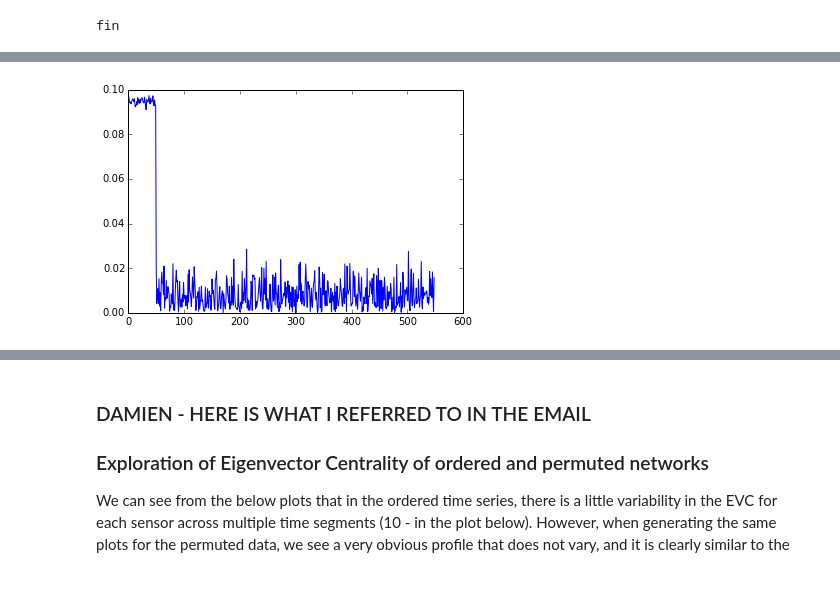
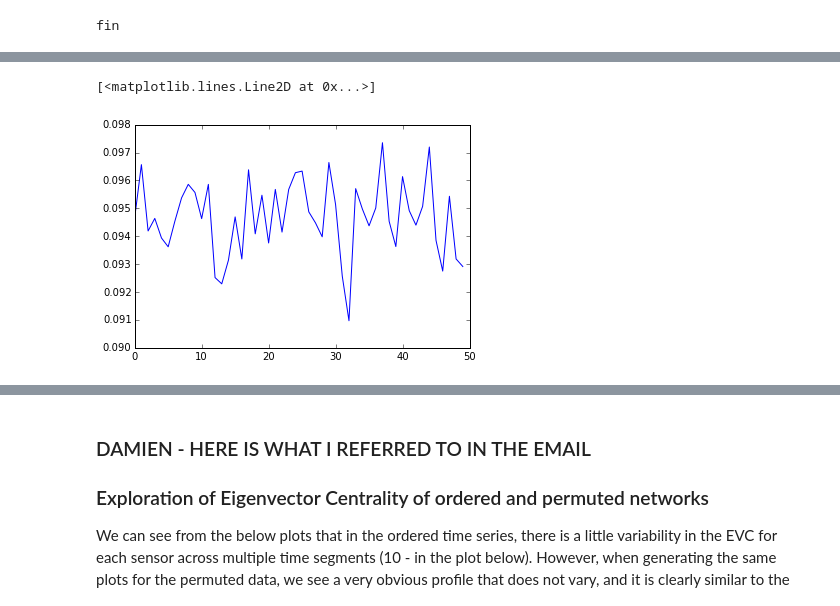
Before and after one commit to Rick-E/Honours, a Jupyter notebook: research_report/python_code/Honours_Data_Pipeline.ipynb, the cells around one changed output, grey strips where cells are left out. Drawn from its saved outputs; the diff is of its cells as text; code cells hidden in the pictures.

```diff
--- a/research_report/python_code/Honours_Data_Pipeline.ipynb
+++ b/research_report/python_code/Honours_Data_Pipeline.ipynb
@@ -197,14 +467,17 @@ step = 2000
 count = 0
 nets = 100000/step
 alp = 0.05
-cvv = 3
+cvv = 5
 ref = 1
-cc = 10
+cc = 5
 tnet = nets*(1+cc)
-master_set = copy.deepcopy(MEG_DATAexr[1][1][0:100,0:100000])*1e12
+
+master_set = copy.deepcopy(MEG_DATAexr[1][1][0:102,0:100000])*1e12
+# master_set4 = copy.deepcopy(MEG_DATAex4[1][1][0:100,0:100000])*1e12
 graphs = [[]for i in range(0,tnet)]
 PCN = [[]for i in range(0,tnet)]
 
+
 print 'fin'
 # %% [output]
 fin
@@ -225,8 +498,8 @@ print 'finished'
 
 
 for i in range(0,cc):
-    #if i % 100 == 0:
-    print'iteration '+ str(i)
+    if i % 10 == 0:
+        print 'iteration '+ str(i)
     for j in range(0,nets):
         loop_s = [[] for k in range(0,100)]
         for y in range(0,100):
@@ -258,35 +528,38 @@ finished
 # %%
 # AVD = []
 # for i in range(0,tnet):
 #     AVD.append(np.mean(nx.algorithms.assortativity.average_degree_connectivity(graphs[i],weight='weight').values()))
 # NAVD = []
 # for i in range(0,nets):
 #     for j in range(0,1):
 #         if AVD[i][j] > 1.0:
 #             NAVD.append(AVD[i][j])
 
 # plt.plot(AVD)
 # plt.xlim(50,100)
 
 
 # SUM_PC = []
 # for i in range(0,tnet):
 #     SUM_PC.append(sum(sum(PCN[i])))
 # plt.plot(SUM_PC)
 # plt.xlim(50,100)
-# EC=[]
-# for i in range(0,tnet):
+EC=[]
+for i in range(0,50):
 #     if sum(abs(PCN[i][0])) > 1.0:
-#         EC.append(nx.algorithms.centrality.eigenvector_centrality(graphs[i],max_iter=1000).values())
-# # # print 'finished'
-# ECM = []
-# for i in range(0,len(EC)):
-#     ECM.append(np.mean(EC[i]))
-plt.plot(ECM)
+    EC.append(nx.algorithms.centrality.eigenvector_centrality(graphs[i],max_iter=1000).values())
+    #EC.append(nx.algorithms.centrality.eigenvector_centrality(nx.Graph(BXB[i]),max_iter=1000).values())
+# # print 'finished'
+ECMM = []
+for i in range(0,len(EC)):
+    ECMM.append(np.mean(EC[i]))
+plt.plot(ECMM)
+# plt.xlim(0,100)
 # plt.hist(ECM[50:550],bins=50)
 # print np.mean(ECM[0:50]) - np.mean(ECM[50:550])
 # print np.mean(ECM[50:550])
-TEST_MEAN = [np.mean(ECM[0:50]),np.mean(ECM[50:100])]
-DIFF = (TEST_MEAN[0] - TEST_MEAN[1])
+# TEST_MEAN = [np.mean(ECM[0:nets]),np.mean(ECM[nets:nets*2])]
+# DIFF = (TEST_MEAN[0] - TEST_MEAN[1])
 # %% [output]
+[<matplotlib.lines.Line2D at 0x...>]
-[figure, old version]
+[figure, new version]
```
Also changed, not shown: parts of 78 cells of this notebook, 1 other file.
